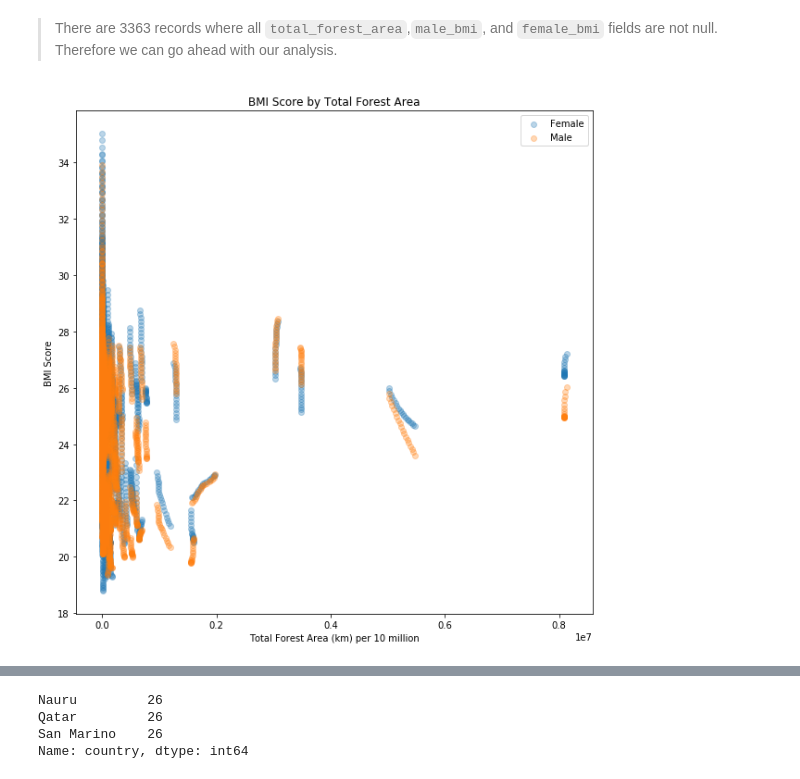
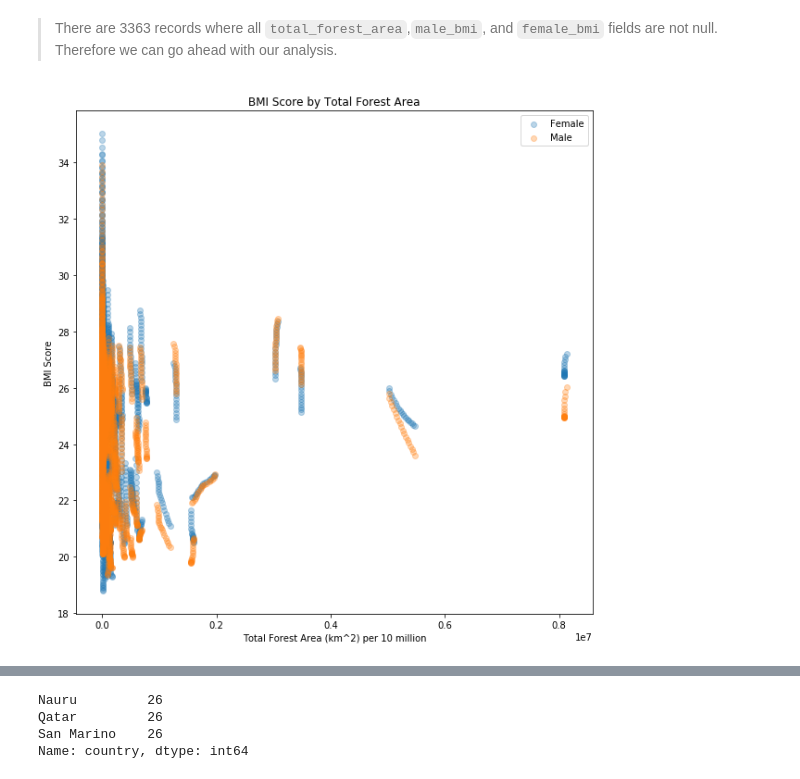
Before and after one commit to aeglon97/Investigate-A-Dataset, a Jupyter notebook: Investigate_a_Dataset.ipynb, the cells around one changed output, grey strips where cells are left out. Cells and saved outputs as stored; diff of their text form; code cells hidden in the pictures.

```diff
--- a/Investigate_a_Dataset.ipynb
+++ b/Investigate_a_Dataset.ipynb
@@ -573,7 +600,7 @@ df_all.to_csv('./data/mindgap_all.csv', encoding = 'utf-8', index = False)
 
 ## Load Data
 # %%
-df_mg = pd.read_csv('./data/mindgap_all.csv')
+df_mg = pd.read_csv('./data/gapminder_all.csv')
 # %% [markdown]
 ## Explore
 # %%
@@ -760,17 +787,17 @@ df_mg.loc[~(df_mg.total_forest_area.isna()) & ~(df_mg.male_bmi.isna()) & ~(df_mg
 # %%
 #correlate forest area with both bmi rates
 fig = plt.figure(figsize = [10, 10])
 ax1 = fig.add_subplot(111)
 
 ax1.scatter(data = df_mg, x = 'total_forest_area', y = 'female_bmi', label = 'Female', alpha = 0.3)
 ax1.scatter(data = df_mg, x = 'total_forest_area', y = 'male_bmi', label = 'Male', alpha = 0.3)
 plt.legend(loc = 'upper right')
 plt.title('BMI Score by Total Forest Area')
-plt.xlabel('Total Forest Area (km) per 10 million')
+plt.xlabel('Total Forest Area (km^2) per 10 million')
 plt.ylabel('BMI Score');
 plt.savefig('./visuals/bmi-forest.png')
 # %% [output]
-[figure, old version]
+[figure, new version]
 # %% [markdown]
 > The distribution looks very wonky, which is to be expected when correlating 2 seemingly unrelated variables.
 
```
Also changed, not shown: parts of 14 cells of this notebook, 4 other files.
